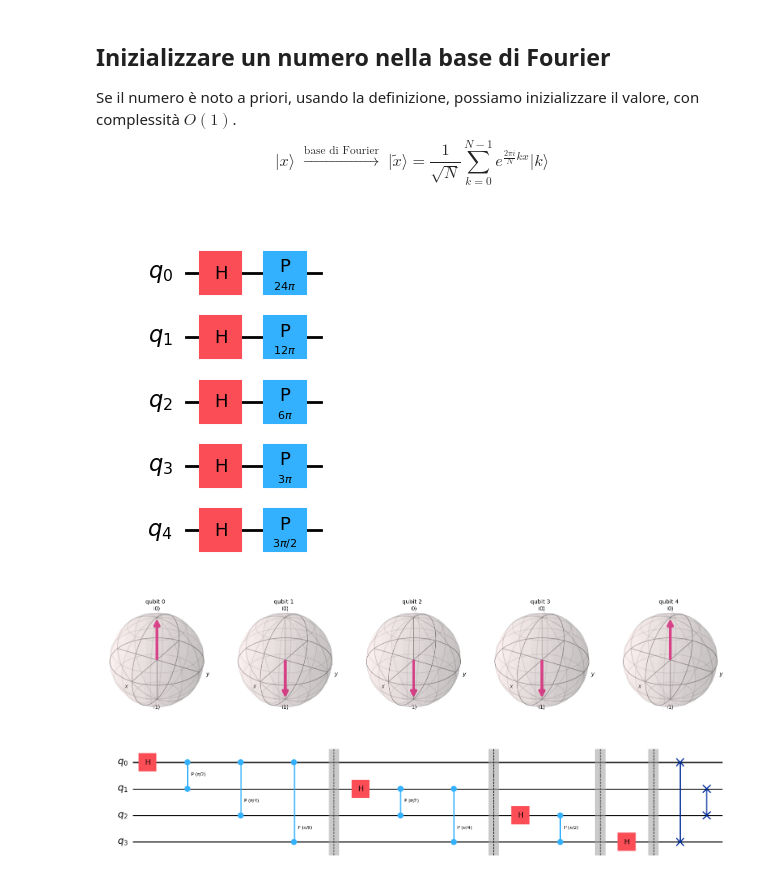
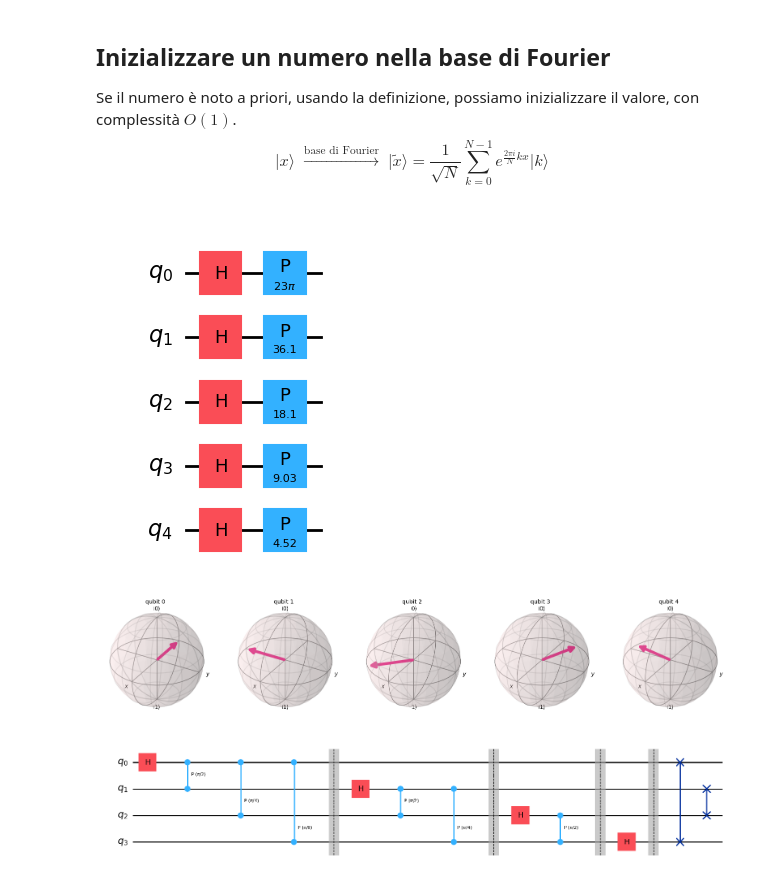
Before and after one commit to BoredDam/quantum-algorithms, a Jupyter notebook: quantum-fourier-transform/quantum-fourier-transform.ipynb, the cells around one changed output. Saved outputs shown, nothing was run; the diff lists cells and outputs as text; code cells hidden in the pictures.

```diff
--- a/quantum-fourier-transform/quantum-fourier-transform.ipynb
+++ b/quantum-fourier-transform/quantum-fourier-transform.ipynb
@@ -41,28 +41,29 @@ $$
 # %%
 def QF_init(num, qubit_amount):
     """
-    initialize `num` in a circuit in the Fourier basis, with the specified `qubit_amount`.
+    initialize `num` in a circuit in the Fourier basis,
+    with the specified `qubit_amount`.
     """
     if num > 2**qubit_amount:
         print("not enough qubits to represent", num, "in the circuit, at least", int(np.log2(num)+1), "qubits are needed")
         return QuantumCircuit(0)
 
     qc = QuantumCircuit(qubit_amount)
     qc.h(range(qubit_amount))
     for i in range(qubit_amount):
         theta = np.pi*num/(2**i)
         qc.p(theta, i)
     return qc
 
-qc = QF_init(24,5)
+qc = QF_init(23,5)
 
 qc.draw('mpl')
 # %% [output]
-[figure, old version]
+[figure, new version]
 # %%
 plot_bloch_multivector(qc)
 # %% [output]
-[figure, old version]
+[figure, new version]
 # %%
 def QFT(n):
     qc = QuantumCircuit(n)
```
Also changed, not shown: parts of 7 cells of this notebook.
